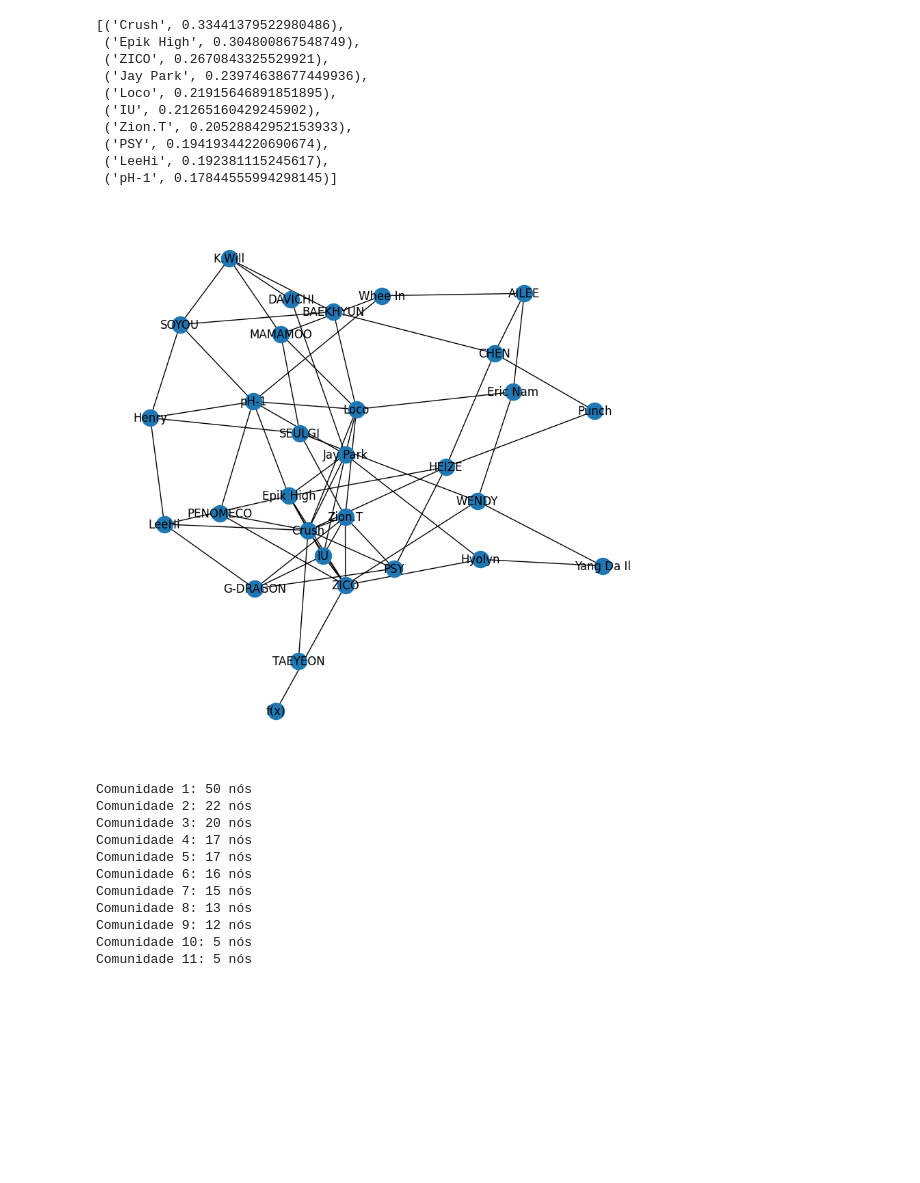
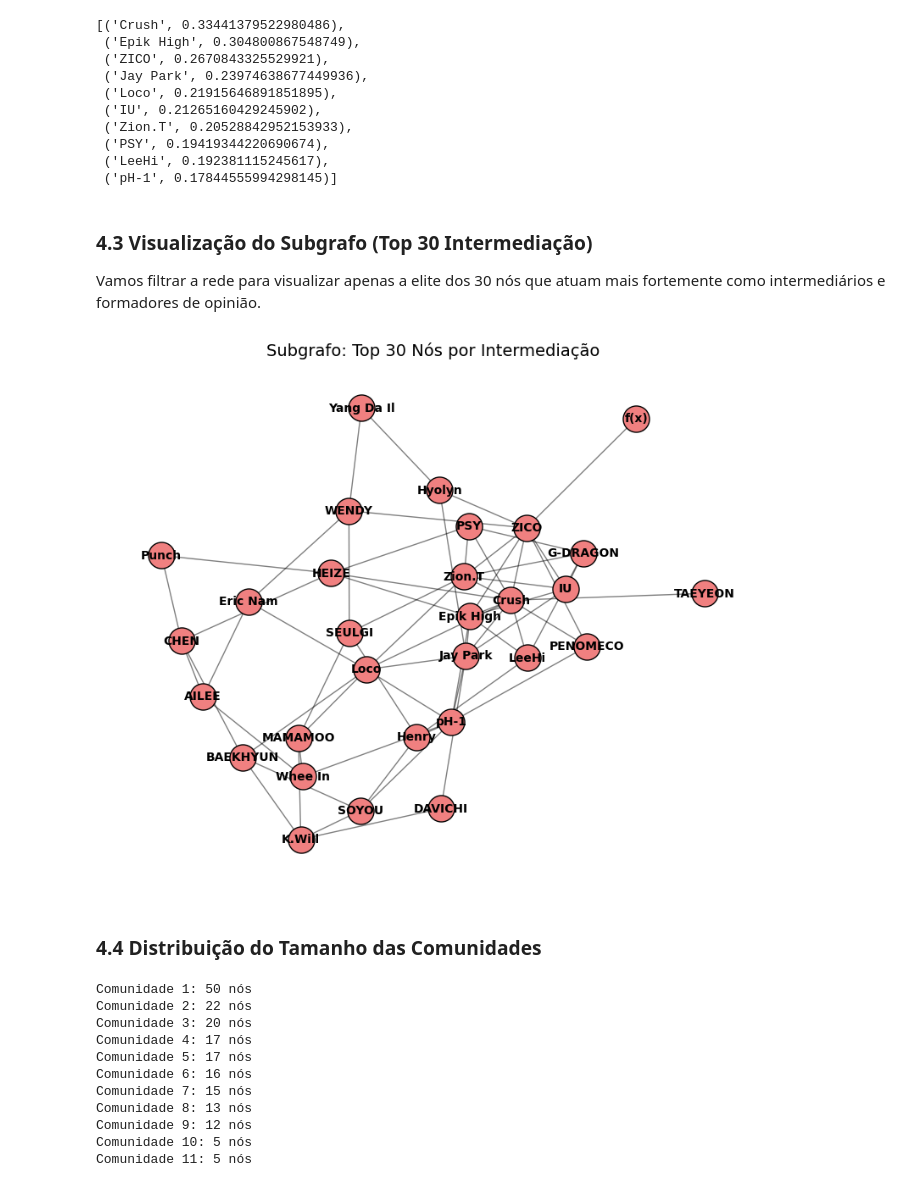
Before and after one commit to Carolina-Silva/DataScience, a Jupyter notebook: Social Network Analysis/01.ipynb, the cells around one changed output. Saved outputs shown, nothing was run; the diff lists cells and outputs as text; code cells hidden in the pictures; blank space fills up the shorter version.

```diff
--- a/Social Network Analysis/01.ipynb
+++ b/Social Network Analysis/01.ipynb
@@ -127,16 +279,26 @@ ranking_eig[:10]
  ('PSY', 0.19419344220690674),
  ('LeeHi', 0.192381115245617),
  ('pH-1', 0.17844555994298145)]
+# %% [markdown]
+### 4.3 Visualização do Subgrafo (Top 30 Intermediação)
+Vamos filtrar a rede para visualizar apenas a elite dos 30 nós que atuam mais fortemente como intermediários e formadores de opinião.
 # %%
 top_nodes = [n for n, _ in ranking_bet[:30]]
 
 subG = G.subgraph(top_nodes)
 # %%
-plt.figure(figsize=(8,8))
-nx.draw(subG, with_labels=True)
+plt.figure(figsize=(10, 8))
+pos_sub = nx.spring_layout(subG, seed=42)
+nx.draw_networkx_nodes(subG, pos_sub, node_color='lightcoral', node_size=500, edgecolors='black')
+nx.draw_networkx_edges(subG, pos_sub, alpha=0.5)
+nx.draw_networkx_labels(subG, pos_sub, font_size=10, font_weight='bold')
+plt.title("Subgrafo: Top 30 Nós por Intermediação", fontsize=14)
+plt.axis('off')
 plt.show()
 # %% [output]
-[figure, old version]
+[figure, new version]
+# %% [markdown]
+### 4.4 Distribuição do Tamanho das Comunidades
 # %%
 for i, comm in enumerate(communities):
     print(f"Comunidade {i+1}: {len(comm)} nós")
```
Also changed, not shown: parts of 31 cells of this notebook.
